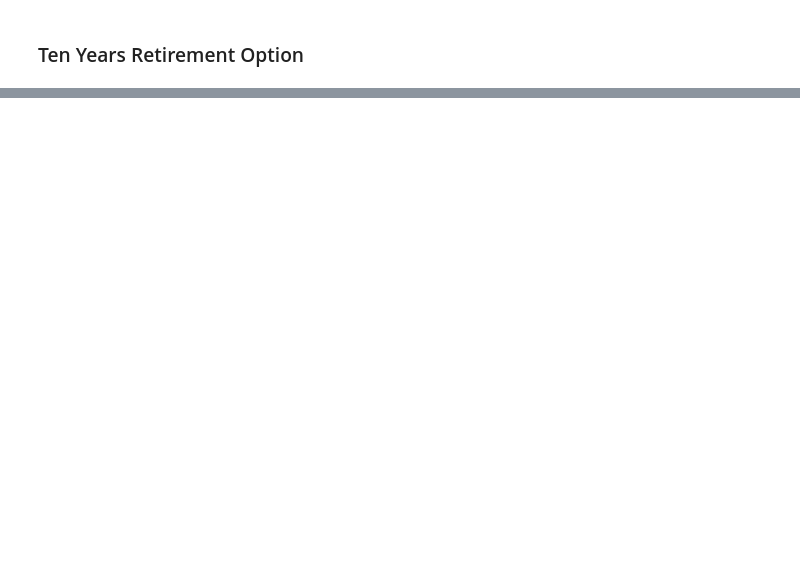
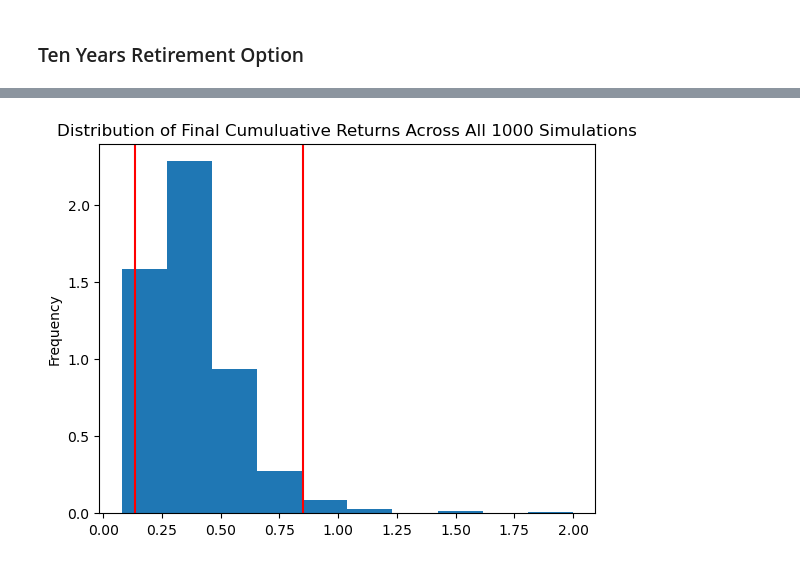
Before and after one commit to LeandroHugo/Mod5-cFP, a Jupyter notebook: Instructions Mod5/Starter_Code/financial-planner.ipynb, the cells around one changed output, grey strips where cells are left out. Drawn from its saved outputs; the diff is of its cells as text; code cells hidden in the pictures; blank space fills up the shorter version.

```diff
--- a/Instructions Mod5/Starter_Code/financial-planner.ipynb
+++ b/Instructions Mod5/Starter_Code/financial-planner.ipynb
@@ -392,5 +510,7 @@ print(f"There is a 95% chance that an initial investment of ${initial_investment
 # %%
 # Plot probability distribution and confidence intervals
-# YOUR CODE HERE!
+dist_plot = mc_ten_year.plot_distribution()
+# %% [output]
+[figure, added]
 # %%
 # Fetch summary statistics from the Monte Carlo simulation results
```
Also changed, not shown: parts of 14 cells of this notebook.
